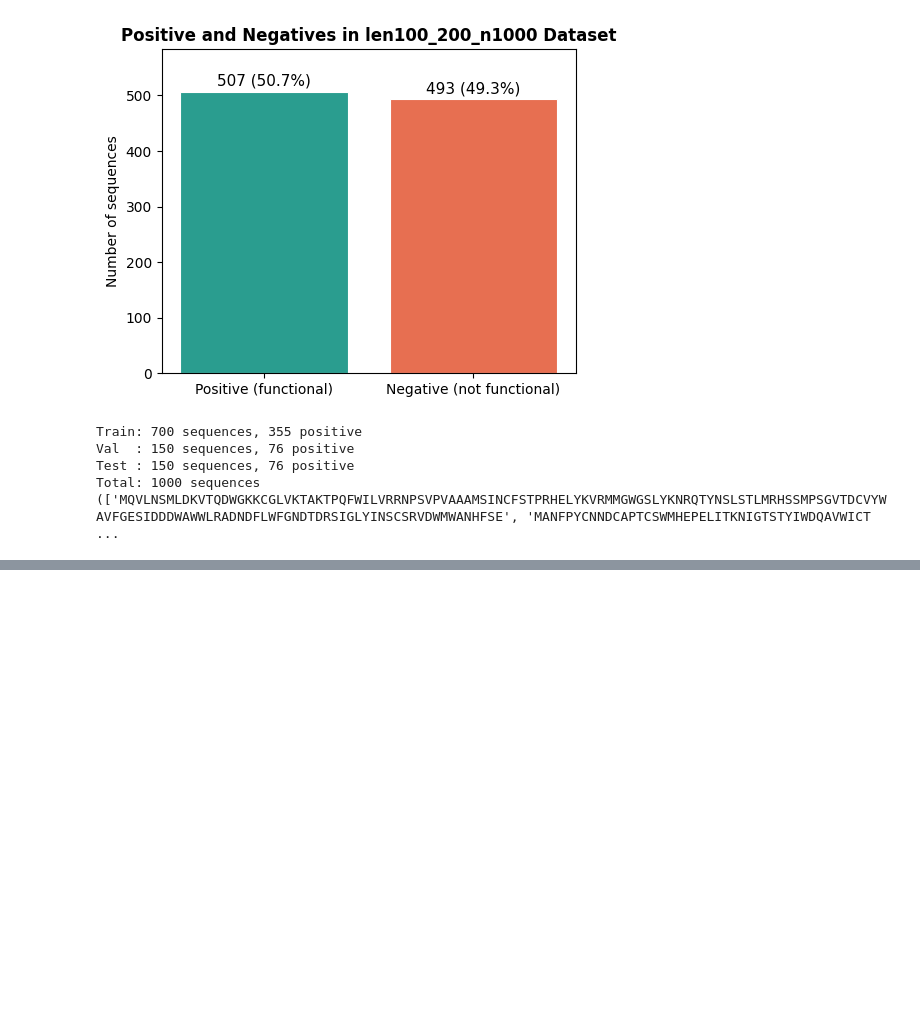
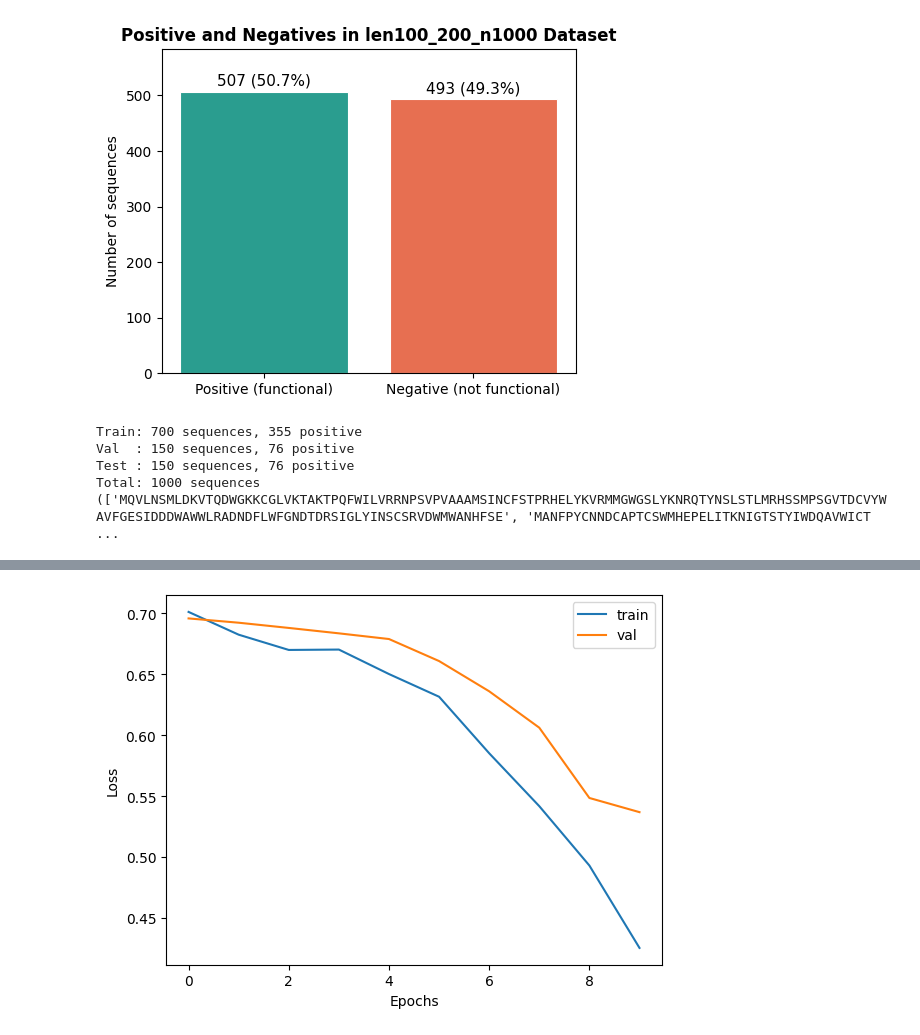
Before and after one commit to Bunty-Bot/deep_learning_MBFProject, a Jupyter notebook: DL_MBFProject.ipynb, the cells around one changed output, grey strips where cells are left out. Saved outputs shown, nothing was run; the diff lists cells and outputs as text; code cells hidden in the pictures; blank space fills up the shorter version.

Commit message:
Completed 1D CNN model building over simulated datasets. Also tuned some hyper parameters for smaller datasets.

```diff
--- a/DL_MBFProject.ipynb
+++ b/DL_MBFProject.ipynb
@@ -194,3 +205,10 @@ Val  : 150 sequences, 76 positive
 Test : 150 sequences, 76 positive
 Total: 1000 sequences
 (['MQVLNSMLDKVTQDWGKKCGLVKTAKTPQFWILVRRNPSVPVAAAMSINCFSTPRHELYKVRMMGWGSLYKNRQTYNSLSTLMRHSSMPSGVTDCVYWAVFGESIDDDWAWWLRADNDFLWFGNDTDRSIGLYINSCSRVDWMWANHFSE', 'MANFPYCNNDCAPTCSWMHEPELITKNIGTSTYIWDQAVWICT ...
+# %%
+def tokenize(datalist, map2num, non_aa_num=20):
+    """Convert sequences to numbers for neural net."""
+    seqs = []
+    for sequence in datalist:
+        seqs.append([map2num.get(aa, non_aa_num) for aa in sequence])
+    return seqs
@@ -196,0 +298,82 @@ Total: 1000 sequences
+# %%
+
+context_size = 200
+batch_size = 64
+EPOCHS = 10
+patience = 3
+DEVICE = torch.device("cuda" if torch.cuda.is_available() else "cpu")
+
+seq, label = read(seqfile, posfile)
+seq_train, lab_train, seq_val, lab_val, seq_test, lab_test = generate_train_val_test(seq, label)
+
+train_dataset = SequenceDataset(seq_train, lab_train, context_size)
+val_dataset   = SequenceDataset(seq_val, lab_val, context_size)
+test_dataset  = SequenceDataset(seq_test, lab_test, context_size)
+
+train_dataloader = DataLoader(train_dataset, batch_size=batch_size, shuffle=True)
+val_dataloader   = DataLoader(val_dataset, batch_size=batch_size)
+test_dataloader  = DataLoader(test_dataset, batch_size=batch_size)
+
+model = CNN1D(
+    vocab_size=SequenceDataset.vocab_size,
+    context_size=context_size,
+    conv_channels=32,
+    dropout=0.5
+).to(DEVICE)
+
+optimizer = torch.optim.AdamW(model.parameters(), lr=1e-3, weight_decay=1e-2)
+
+train_losses, val_losses = [], []
+best_val_loss = float("inf")
+best_state = copy.deepcopy(model.state_dict())
+wait = 0
+
+for epoch in range(EPOCHS):
+    model.train()
+    train_epoch = []
+
+    for x, y in tqdm(train_dataloader, desc=f"Epoch {epoch+1}/{EPOCHS}"):
+        x, y = x.to(DEVICE), y.to(DEVICE)
+
+        optimizer.zero_grad()
+        _, loss = model(x, y)
+        loss.backward()
+        optimizer.step()
+
+        train_epoch.append(loss.item())
+
+    model.eval()
+    val_epoch = []
+    with torch.no_grad():
+        for x, y in val_dataloader:
+            x, y = x.to(DEVICE), y.to(DEVICE)
+            _, val_loss = model(x, y)
+            val_epoch.append(val_loss.item())
+
+    avg_train = np.mean(train_epoch)
+    avg_val = np.mean(val_epoch)
+
+    train_losses.append(avg_train)
+    val_losses.append(avg_val)
+
+    print(f"Epoch {epoch+1}: train={avg_train:.4f}, val={avg_val:.4f}")
+
+    if avg_val < best_val_loss - 1e-3:
+        best_val_loss = avg_val
+        best_state = copy.deepcopy(model.state_dict())
+        wait = 0
+    else:
+        wait += 1
+        if wait >= patience:
+            print("Early stopping.")
+            break
+
+model.load_state_dict(best_state)
+
+plt.plot(train_losses, label="train")
+plt.plot(val_losses, label="val")
+plt.xlabel("Epochs")
+plt.ylabel("Loss")
+plt.legend()
+plt.show()
+# %% [output]
@@ -196,0 +394 @@ Total: 1000 sequences
+[figure, added]
```
Also changed, not shown: parts of 17 cells of this notebook.
